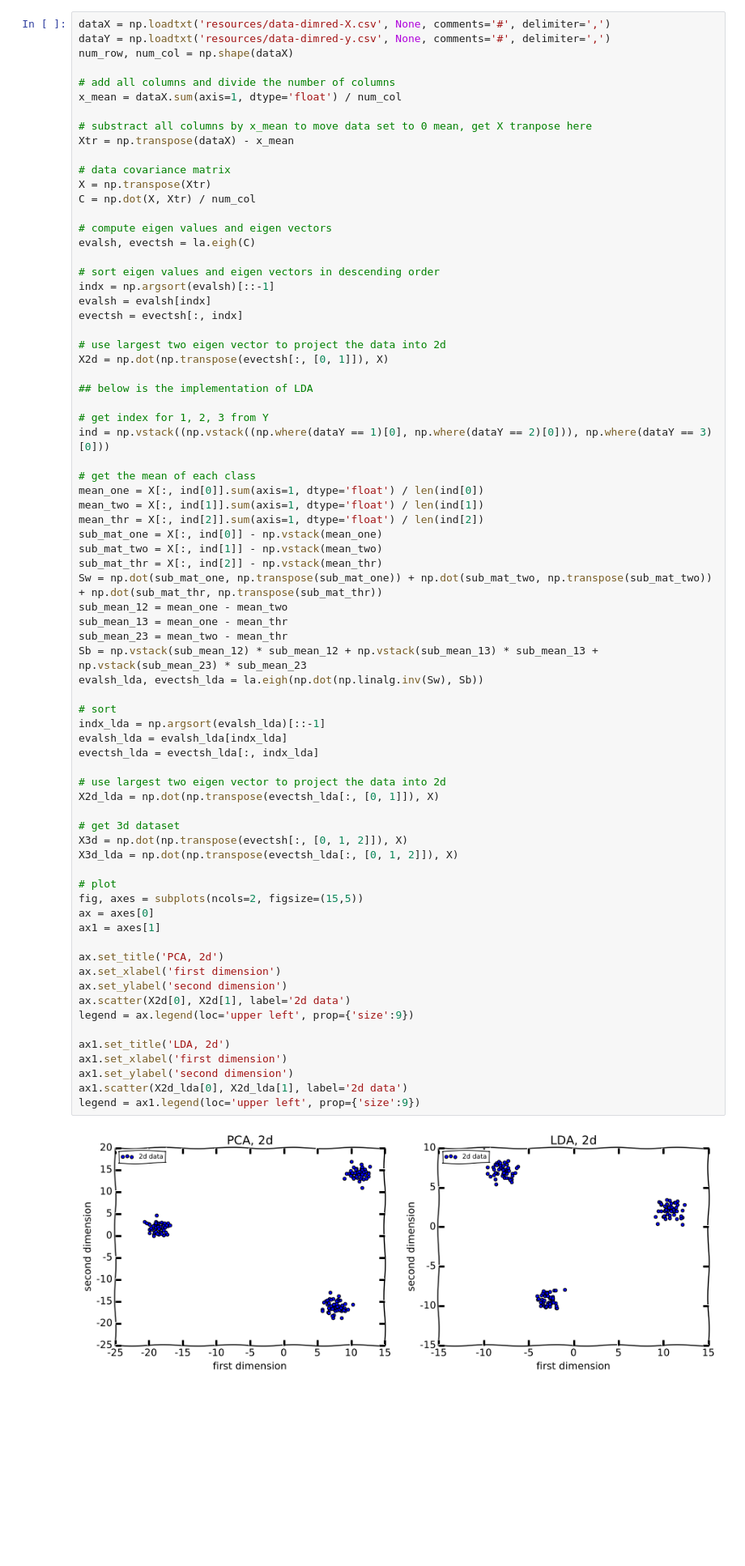
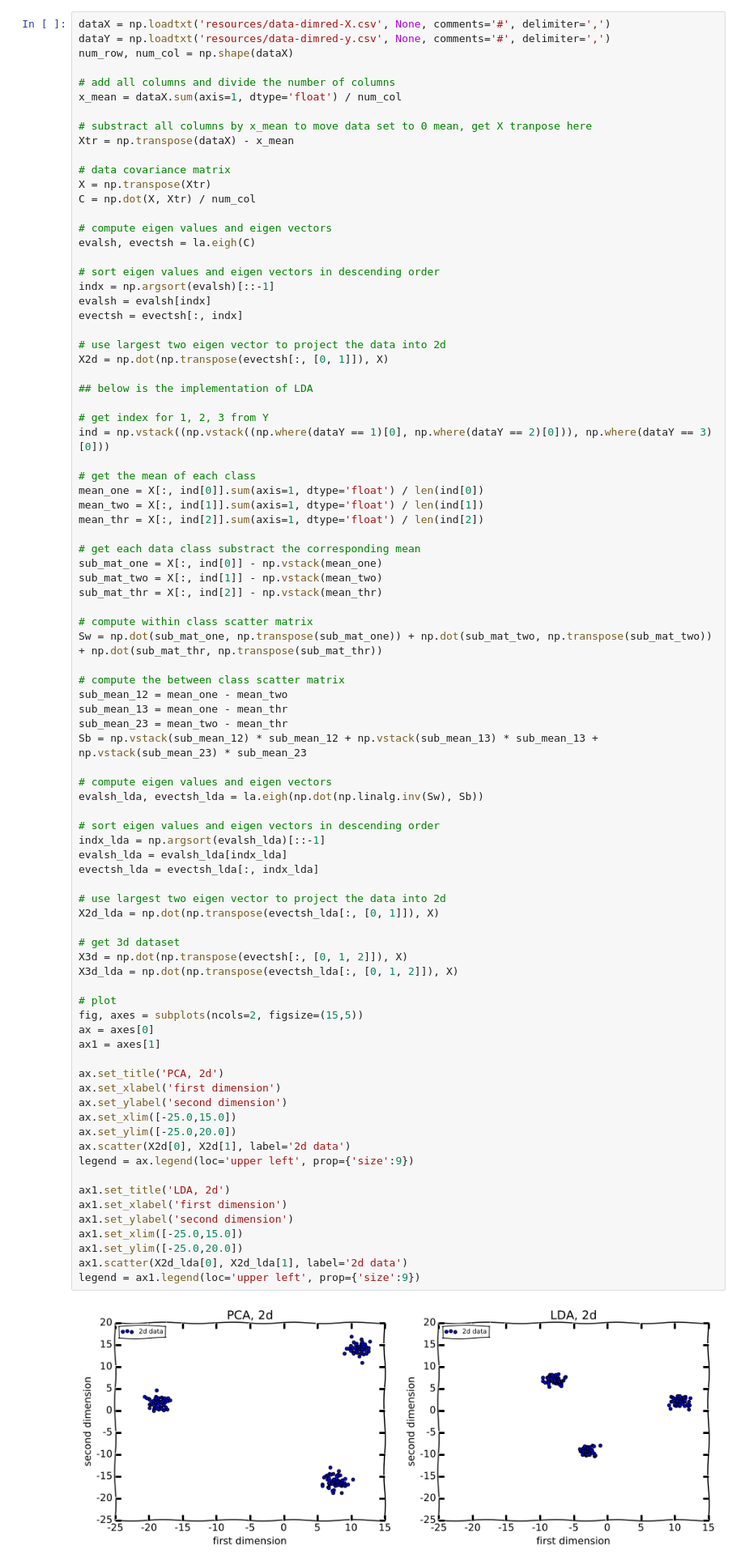
Before and after one commit to liyakun/Pattern-Recognition, a Jupyter notebook: ThirdProject/src3.ipynb, the cells around one changed output. Shown at 81% size. Drawn from its saved outputs; the diff is of its cells as text; blank space fills up the shorter version.

```diff
--- a/ThirdProject/src3.ipynb
+++ b/ThirdProject/src3.ipynb
@@ -295,46 +295,58 @@ ind = np.vstack((np.vstack((np.where(dataY == 1)[0], np.where(dataY == 2)[0])),
 mean_one = X[:, ind[0]].sum(axis=1, dtype='float') / len(ind[0])
 mean_two = X[:, ind[1]].sum(axis=1, dtype='float') / len(ind[1])
 mean_thr = X[:, ind[2]].sum(axis=1, dtype='float') / len(ind[2])
+
+# get each data class substract the corresponding mean
 sub_mat_one = X[:, ind[0]] - np.vstack(mean_one)
 sub_mat_two = X[:, ind[1]] - np.vstack(mean_two)
 sub_mat_thr = X[:, ind[2]] - np.vstack(mean_thr)
+
+# compute within class scatter matrix
 Sw = np.dot(sub_mat_one, np.transpose(sub_mat_one)) + np.dot(sub_mat_two, np.transpose(sub_mat_two)) + np.dot(sub_mat_thr, np.transpose(sub_mat_thr))
+
+# compute the between class scatter matrix
 sub_mean_12 = mean_one - mean_two
 sub_mean_13 = mean_one - mean_thr
 sub_mean_23 = mean_two - mean_thr
 Sb = np.vstack(sub_mean_12) * sub_mean_12 + np.vstack(sub_mean_13) * sub_mean_13 + np.vstack(sub_mean_23) * sub_mean_23
+
+# compute eigen values and eigen vectors
 evalsh_lda, evectsh_lda = la.eigh(np.dot(np.linalg.inv(Sw), Sb))
 
-# sort
+# sort eigen values and eigen vectors in descending order
 indx_lda = np.argsort(evalsh_lda)[::-1]
 evalsh_lda = evalsh_lda[indx_lda]
 evectsh_lda = evectsh_lda[:, indx_lda]
 
 # use largest two eigen vector to project the data into 2d
 X2d_lda = np.dot(np.transpose(evectsh_lda[:, [0, 1]]), X)
 
 # get 3d dataset
 X3d = np.dot(np.transpose(evectsh[:, [0, 1, 2]]), X)
 X3d_lda = np.dot(np.transpose(evectsh_lda[:, [0, 1, 2]]), X)
 
 # plot
 fig, axes = subplots(ncols=2, figsize=(15,5))
 ax = axes[0]
 ax1 = axes[1]
 
 ax.set_title('PCA, 2d')
 ax.set_xlabel('first dimension')
 ax.set_ylabel('second dimension')
+ax.set_xlim([-25.0,15.0])
+ax.set_ylim([-25.0,20.0])
 ax.scatter(X2d[0], X2d[1], label='2d data')
 legend = ax.legend(loc='upper left', prop={'size':9})
 
 ax1.set_title('LDA, 2d')
 ax1.set_xlabel('first dimension')
 ax1.set_ylabel('second dimension')
+ax1.set_xlim([-25.0,15.0])
+ax1.set_ylim([-25.0,20.0])
 ax1.scatter(X2d_lda[0], X2d_lda[1], label='2d data')
 legend = ax1.legend(loc='upper left', prop={'size':9})
 # %% [output]
-[figure, old version]
+[figure, new version]
 # %%
 fig2 = plt.figure(figsize=(15, 8))
 
```
Also changed, not shown: parts of 4 cells of this notebook.
